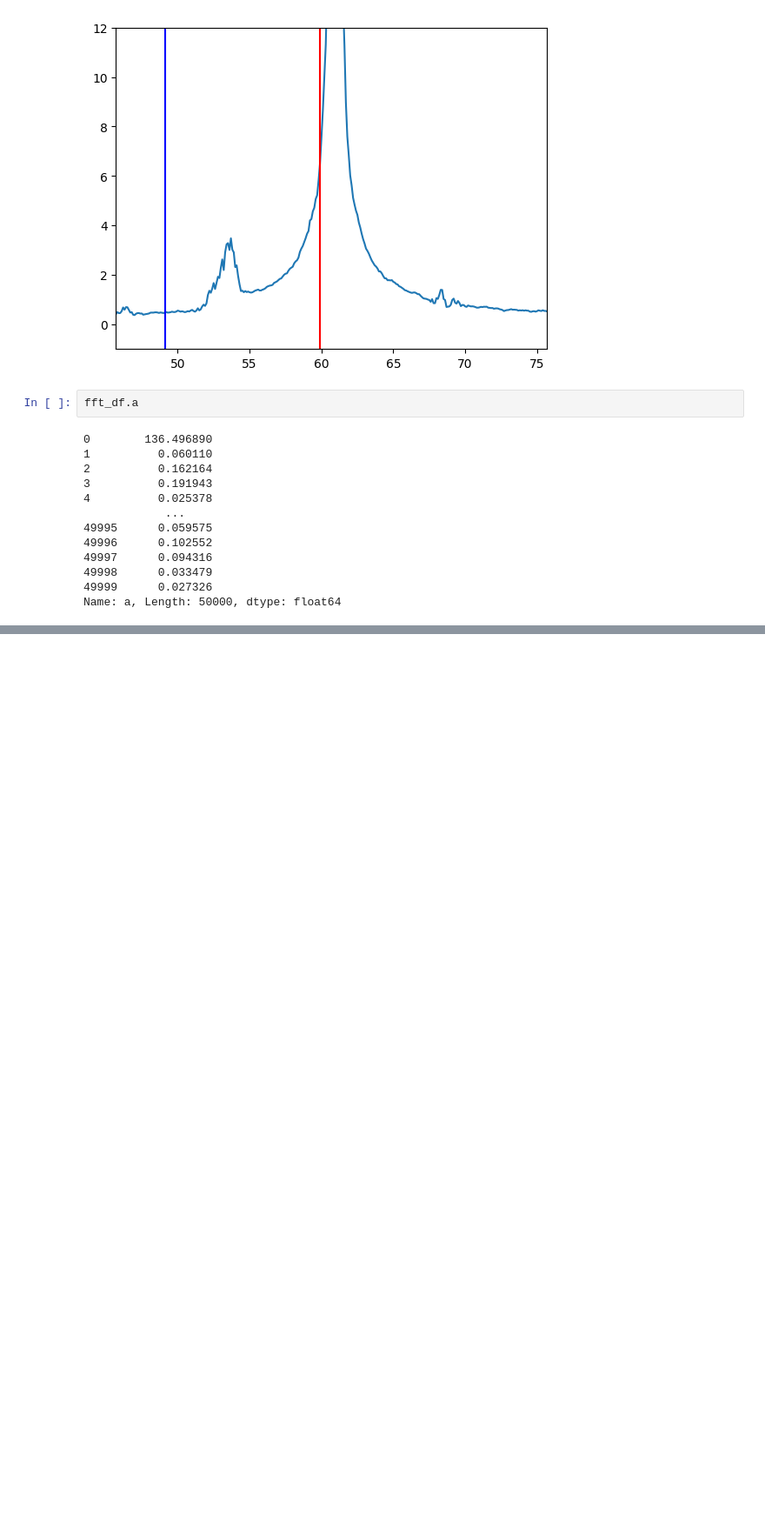
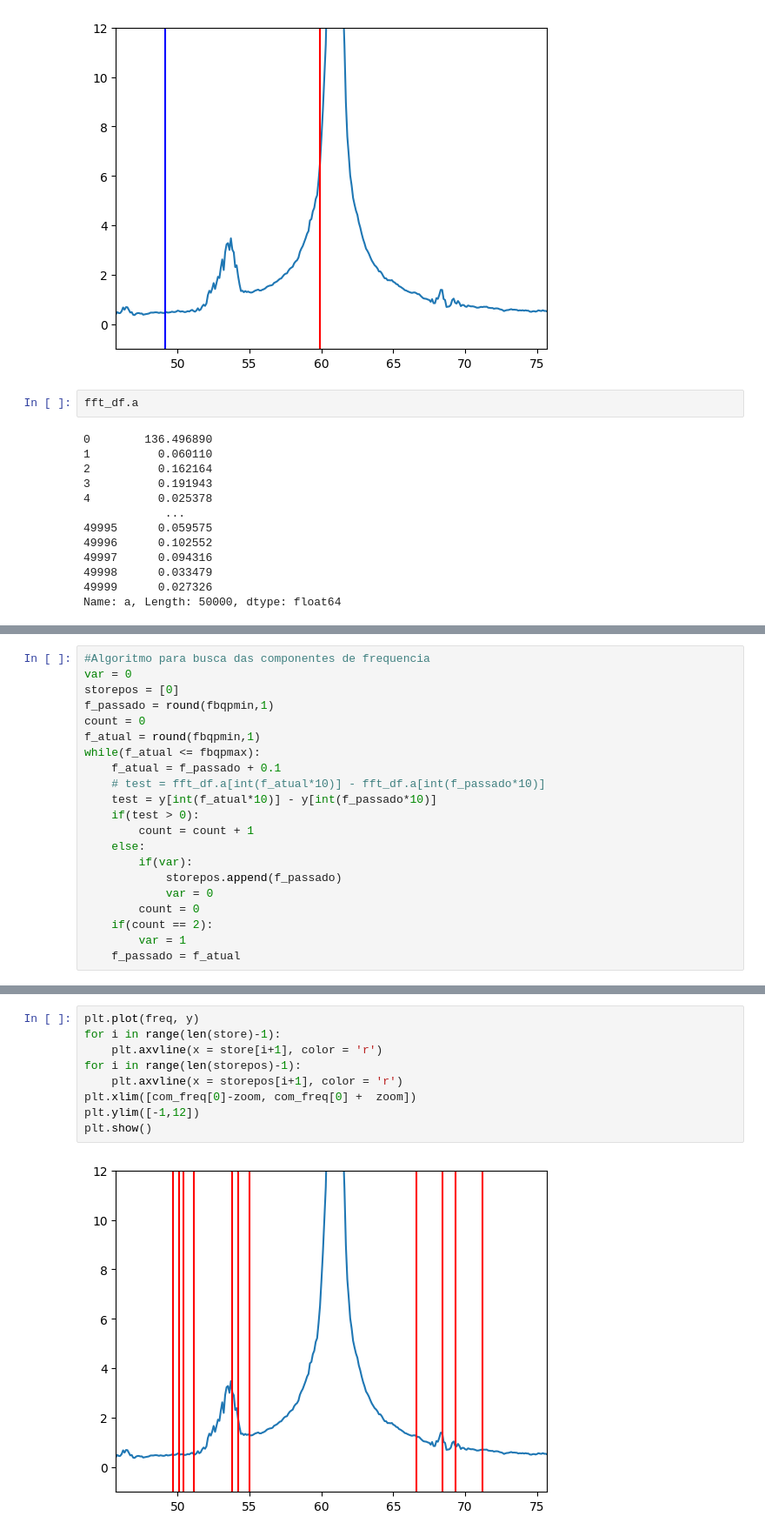
Before and after one commit to joaopedrobl/Simulacao_MIT, a Jupyter notebook: Classificador/MLP/dataset/find_components.ipynb, the cells around one changed output, grey strips where cells are left out. Shown at 87% size. Cells and saved outputs as stored; diff of their text form; blank space fills up the shorter version.

Commit message:
Mudanças no algoritmo para buscar a partir do sinal com média movel

```diff
--- a/Classificador/MLP/dataset/find_components.ipynb
+++ b/Classificador/MLP/dataset/find_components.ipynb
@@ -123,0 +140,21 @@ plt.show()
+# %%
+#Algoritmo para busca das componentes de frequencia
+var = 0
+storepos = [0]
+f_passado = round(fbqpmin,1)
+count = 0
+f_atual = round(fbqpmin,1)
+while(f_atual <= fbqpmax):
+    f_atual = f_passado + 0.1
+    # test = fft_df.a[int(f_atual*10)] - fft_df.a[int(f_passado*10)]
+    test = y[int(f_atual*10)] - y[int(f_passado*10)]
+    if(test > 0):
+        count = count + 1
+    else:
+        if(var):
+            storepos.append(f_passado)
+            var = 0
+        count = 0
+    if(count == 2):
+        var = 1
+    f_passado = f_atual
@@ -123,0 +165,11 @@ plt.show()
+# %%
+plt.plot(freq, y)
+for i in range(len(store)-1):
+    plt.axvline(x = store[i+1], color = 'r')
+for i in range(len(storepos)-1):
+    plt.axvline(x = storepos[i+1], color = 'r')
+plt.xlim([com_freq[0]-zoom, com_freq[0] +  zoom])
+plt.ylim([-1,12])
+plt.show()
+# %% [output]
+[figure, added]
```
Also changed, not shown: parts of 5 cells of this notebook.
